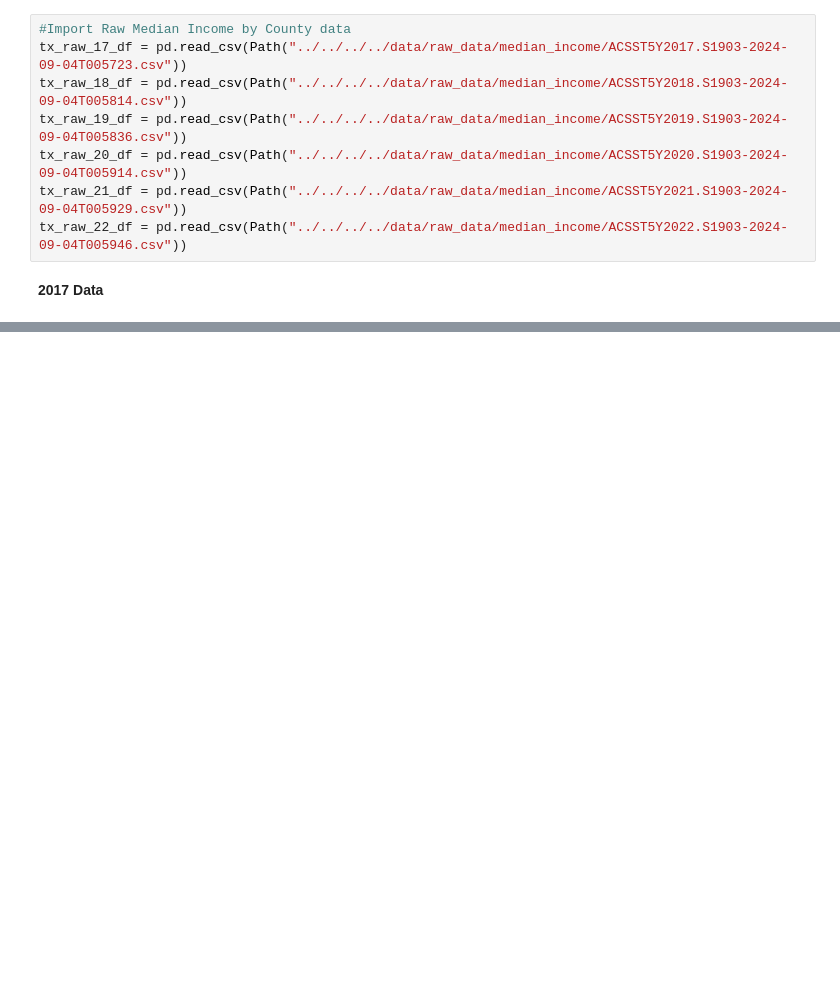
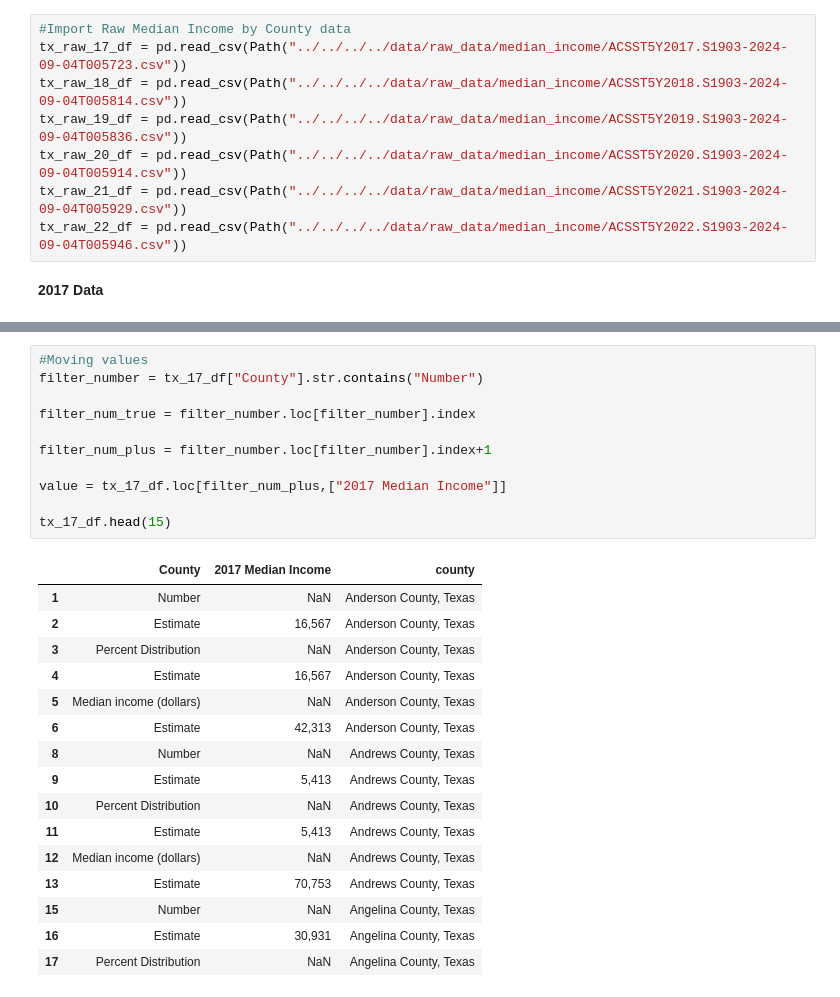
Before and after one commit to rune-encoder/Project-1, a Jupyter notebook: notebooks/individual_work/bryce_exploration/Data Cleaning/TX_ZIP_Income_Cleaned.ipynb, the cells around one changed output, grey strips where cells are left out. Saved outputs shown, nothing was run; the diff lists cells and outputs as text; blank space fills up the shorter version.

```diff
--- a/notebooks/individual_work/bryce_exploration/Data Cleaning/TX_ZIP_Income_Cleaned.ipynb
+++ b/notebooks/individual_work/bryce_exploration/Data Cleaning/TX_ZIP_Income_Cleaned.ipynb
@@ -15,0 +82,28 @@ tx_raw_22_df = pd.read_csv(Path("../../../../data/raw_data/median_income/ACSST5Y
+# %%
+#Moving values
+filter_number = tx_17_df["County"].str.contains("Number")
+
+filter_num_true = filter_number.loc[filter_number].index
+
+filter_num_plus = filter_number.loc[filter_number].index+1
+
+value = tx_17_df.loc[filter_num_plus,["2017 Median Income"]]
+
+tx_17_df.head(15)
+# %% [output]
+|  | County | 2017 Median Income | county |
+| 1 | Number | NaN | Anderson County, Texas |
+| 2 | Estimate | 16,567 | Anderson County, Texas |
+| 3 | Percent Distribution | NaN | Anderson County, Texas |
+| 4 | Estimate | 16,567 | Anderson County, Texas |
+| 5 | Median income (dollars) | NaN | Anderson County, Texas |
+| 6 | Estimate | 42,313 | Anderson County, Texas |
+| 8 | Number | NaN | Andrews County, Texas |
+| 9 | Estimate | 5,413 | Andrews County, Texas |
+| 10 | Percent Distribution | NaN | Andrews County, Texas |
+| 11 | Estimate | 5,413 | Andrews County, Texas |
+| 12 | Median income (dollars) | NaN | Andrews County, Texas |
+| 13 | Estimate | 70,753 | Andrews County, Texas |
+| 15 | Number | NaN | Angelina County, Texas |
+| 16 | Estimate | 30,931 | Angelina County, Texas |
+| 17 | Percent Distribution | NaN | Angelina County, Texas |
```
Also changed, not shown: parts of 32 cells of this notebook, 2 other files.
